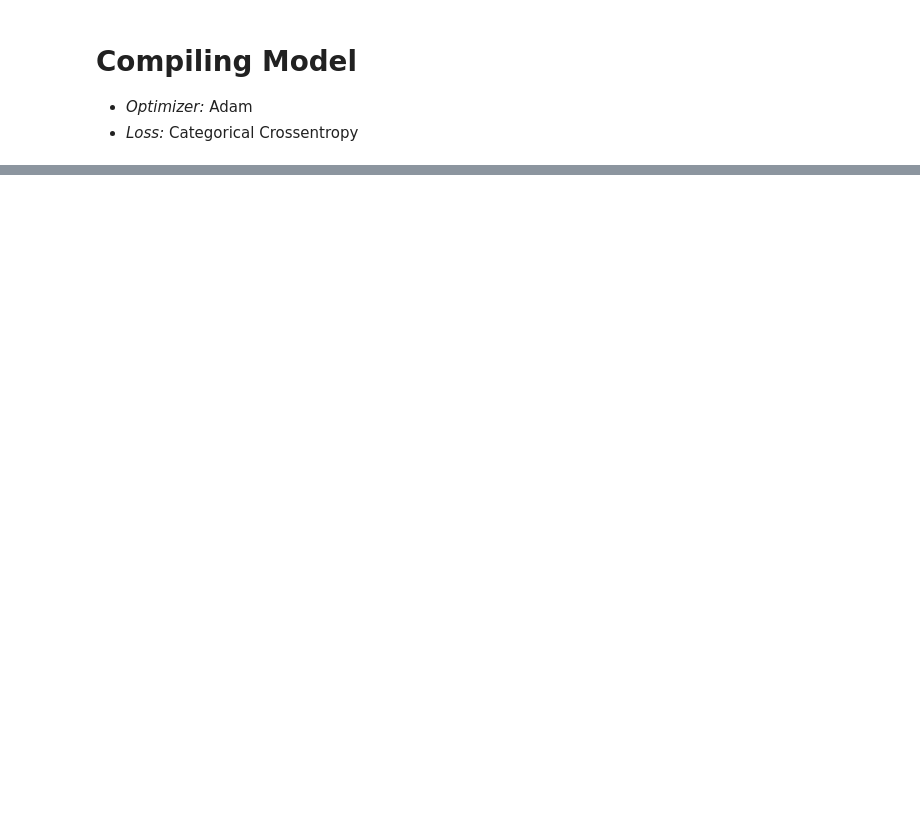
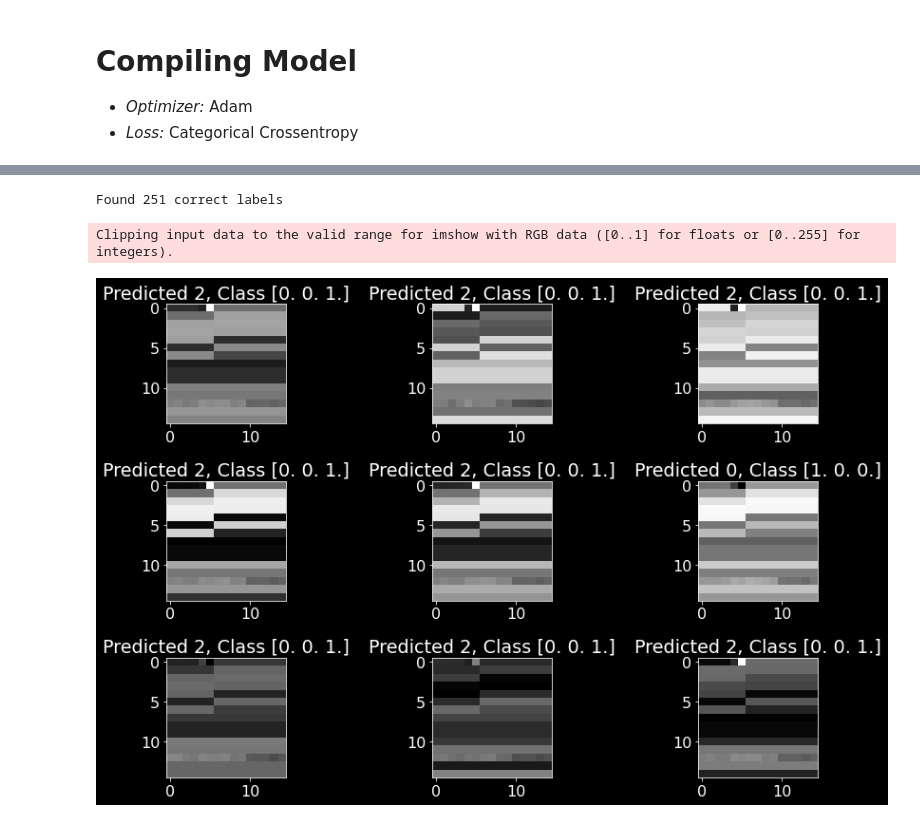
Before and after one commit to Olivia-Feldman/DLStockPrectionCNNModel-, a Jupyter notebook: Olivia__stock_predictor_cnn.ipynb, the cells around one changed output, grey strips where cells are left out. Saved outputs shown, nothing was run; the diff lists cells and outputs as text; code cells hidden in the pictures; blank space fills up the shorter version.

```diff
--- a/Olivia__stock_predictor_cnn.ipynb
+++ b/Olivia__stock_predictor_cnn.ipynb
@@ -794,0 +846,19 @@ WARNING:tensorflow:Can save best model only with val_f1_metric available, skippi
+# %%
+from sklearn.metrics import confusion_matrix,f1_score, accuracy_score
+print("keras evaluate=", eval)
+pred = model.predict(x_test)
+pred_classes = np.argmax(pred, axis=1)
+y_test_classes = np.argmax(y_test, axis=1)
+
+conf_mat = confusion_matrix(y_test_classes, pred_classes)
+print(conf_mat)
+
+
+
+f1_weighted = f1_score(y_test_classes, pred_classes, labels=None,
+         average='weighted', sample_weight=None)
+print("F1 score (weighted)", f1_weighted)
+print("F1 score (macro)", f1_score(y_test_classes, pred_classes, labels=None,
+         average='macro', sample_weight=None))
+print("F1 score (micro)", f1_score(y_test_classes, pred_classes, labels=None,
+         average='micro', sample_weight=None))
@@ -794,0 +874,12 @@ WARNING:tensorflow:Can save best model only with val_f1_metric available, skippi
+# %%
+correct = np.where(pred_classes==y_test_classes)[0]
+print ("Found %d correct labels" % len(correct))
+for i, correct in enumerate(correct[:9]):
+    plt.subplot(3,3,i+1)
+    plt.imshow(x_cv[correct], cmap='gray', interpolation='none')
+    plt.title("Predicted {}, Class {}".format(pred_classes[correct], y_test[correct]))
+    plt.tight_layout()
+# %% [output]
+Found 251 correct labels
+Clipping input data to the valid range for imshow with RGB data ([0..1] for floats or [0..255] for integers).
+[figure, added]
```
Also changed, not shown: parts of 34 cells of this notebook.
